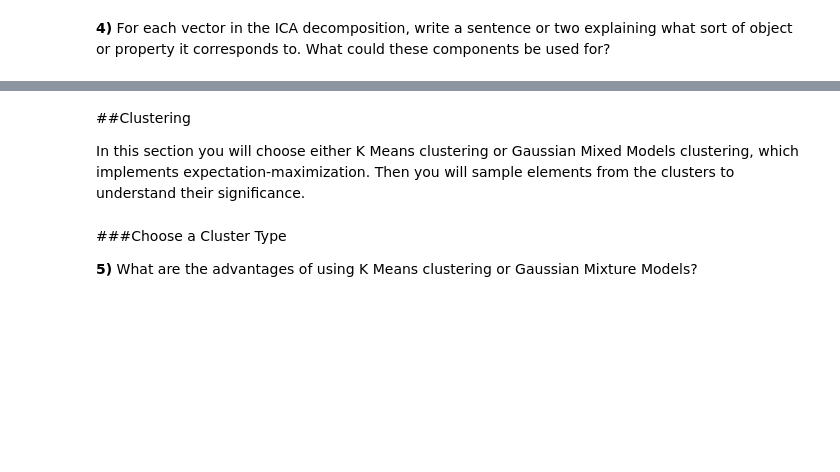
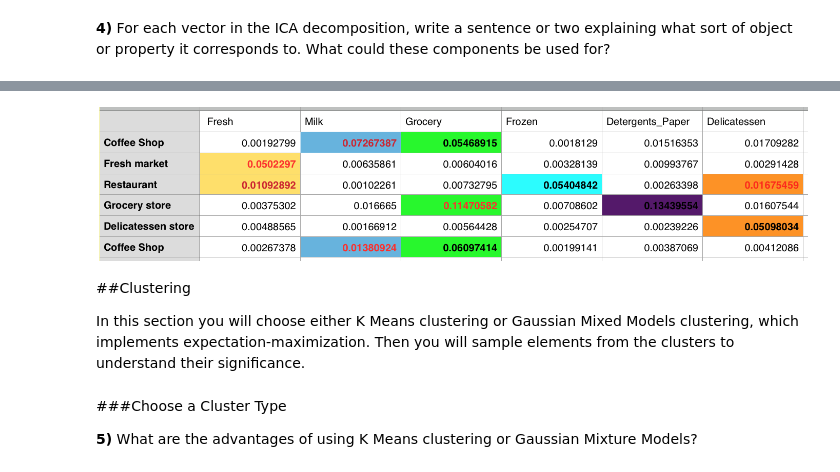
Before and after one commit to mabaw/MLND-Course-Project-3_Customer-segment, a Jupyter notebook: customer_segments/customer_segments.ipynb, the cells around one changed output, grey strips where cells are left out. Drawn from its saved outputs; the diff is of its cells as text; code cells hidden in the pictures; blank space fills up the shorter version.

```diff
--- a/customer_segments/customer_segments.ipynb
+++ b/customer_segments/customer_segments.ipynb
@@ -138,3 +123,8 @@ print ica.components_
+# %%
+from IPython.display import Image
+Image(filename='ica.png')
+# %% [output]
+[figure, added]
 # %% [markdown]
 ##Clustering
 
```
Also changed, not shown: parts of 18 cells of this notebook, 7 other files.
